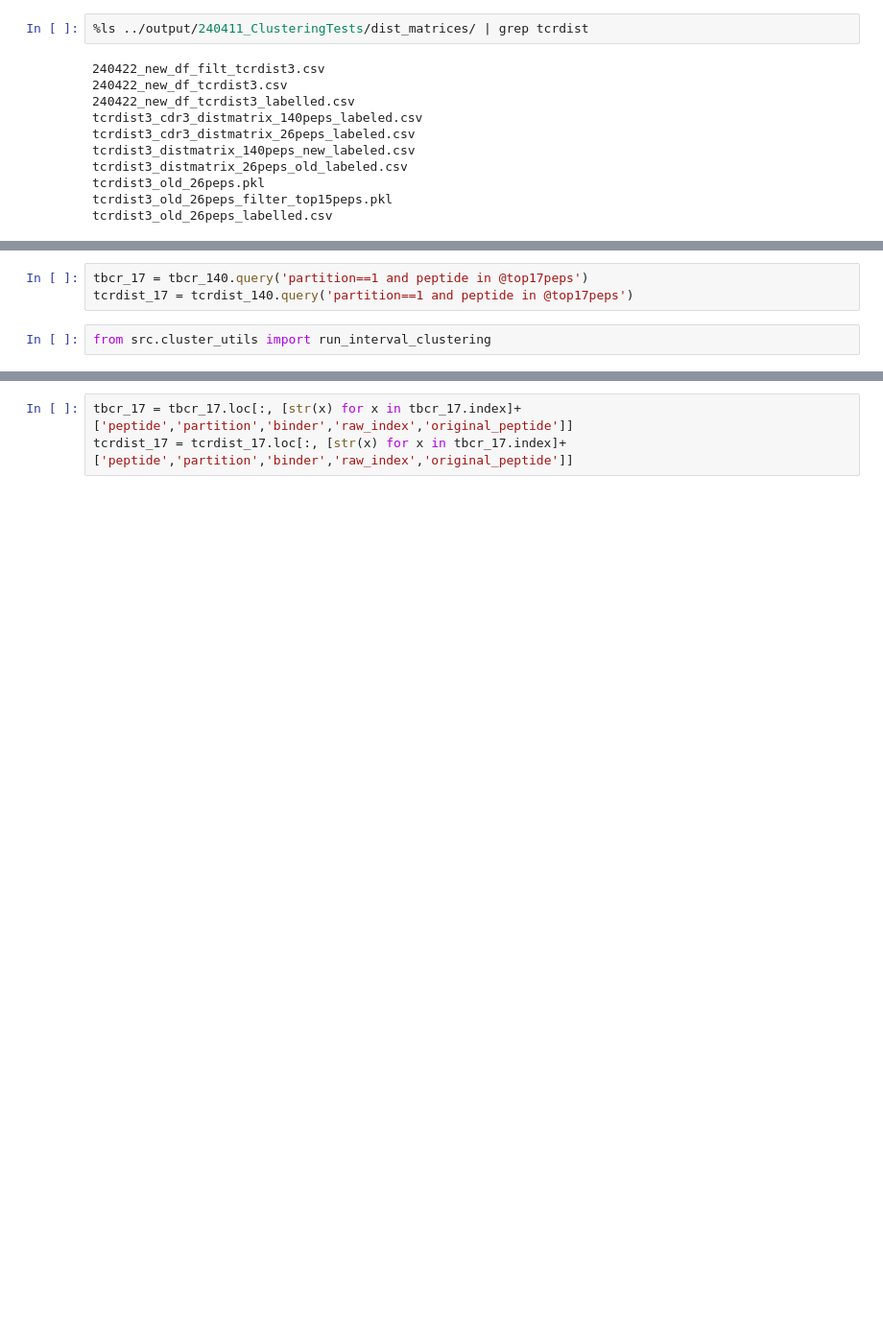
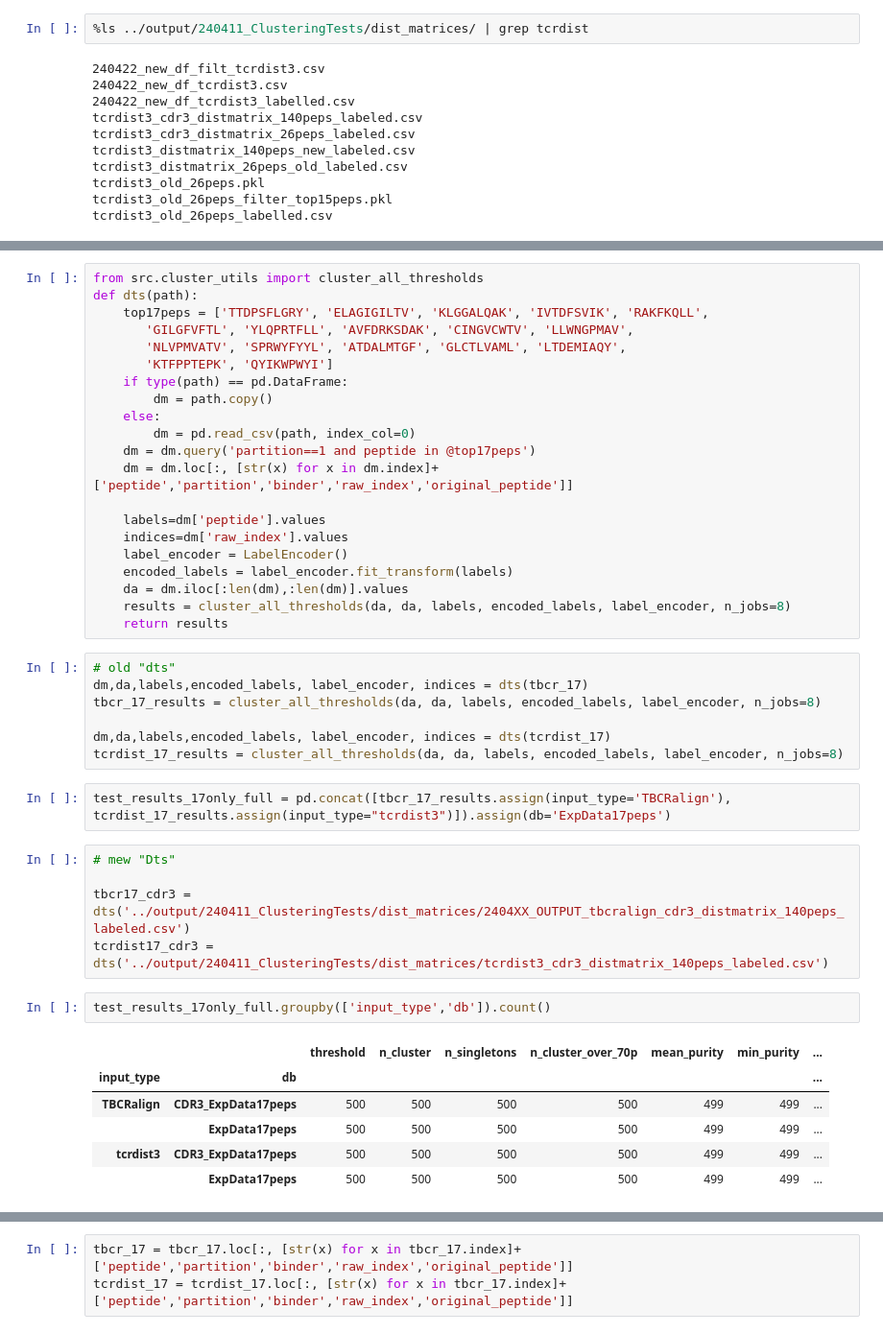
Before and after one commit to richieYT-wan/tclustr, a Jupyter notebook: notebooks/240819_PatientData.ipynb, the cells around one changed output, grey strips where cells are left out. Shown at 96% size. Drawn from its saved outputs; the diff is of its cells as text; blank space fills up the shorter version.

```diff
--- a/notebooks/240819_PatientData.ipynb
+++ b/notebooks/240819_PatientData.ipynb
@@ -2000,5 +2064,44 @@ tbcr_140.head()
-# %%
-tbcr_17 = tbcr_140.query('partition==1 and peptide in @top17peps')
-tcrdist_17 = tcrdist_140.query('partition==1 and peptide in @top17peps')
-# %%
-from src.cluster_utils import run_interval_clustering
+# %%
+from src.cluster_utils import cluster_all_thresholds
+def dts(path):
+    top17peps = ['TTDPSFLGRY', 'ELAGIGILTV', 'KLGGALQAK', 'IVTDFSVIK', 'RAKFKQLL',
+       'GILGFVFTL', 'YLQPRTFLL', 'AVFDRKSDAK', 'CINGVCWTV', 'LLWNGPMAV',
+       'NLVPMVATV', 'SPRWYFYYL', 'ATDALMTGF', 'GLCTLVAML', 'LTDEMIAQY',
+       'KTFPPTEPK', 'QYIKWPWYI']
+    if type(path) == pd.DataFrame:
+        dm = path.copy()
+    else:
+        dm = pd.read_csv(path, index_col=0)
+    dm = dm.query('partition==1 and peptide in @top17peps')
+    dm = dm.loc[:, [str(x) for x in dm.index]+['peptide','partition','binder','raw_index','original_peptide']]
+
+    labels=dm['peptide'].values
+    indices=dm['raw_index'].values
+    label_encoder = LabelEncoder()
+    encoded_labels = label_encoder.fit_transform(labels)
+    da = dm.iloc[:len(dm),:len(dm)].values
+    results = cluster_all_thresholds(da, da, labels, encoded_labels, label_encoder, n_jobs=8)
+    return results
+# %%
+# old "dts"
+dm,da,labels,encoded_labels, label_encoder, indices = dts(tbcr_17)
+tbcr_17_results = cluster_all_thresholds(da, da, labels, encoded_labels, label_encoder, n_jobs=8)
+
+dm,da,labels,encoded_labels, label_encoder, indices = dts(tcrdist_17)
+tcrdist_17_results = cluster_all_thresholds(da, da, labels, encoded_labels, label_encoder, n_jobs=8)
+# %%
+test_results_17only_full = pd.concat([tbcr_17_results.assign(input_type='TBCRalign'), tcrdist_17_results.assign(input_type="tcrdist3")]).assign(db='ExpData17peps')
+# %%
+# mew "Dts"
+
+tbcr17_cdr3 = dts('../output/240411_ClusteringTests/dist_matrices/2404XX_OUTPUT_tbcralign_cdr3_distmatrix_140peps_labeled.csv')
+tcrdist17_cdr3 = dts('../output/240411_ClusteringTests/dist_matrices/tcrdist3_cdr3_distmatrix_140peps_labeled.csv')
+# %%
+test_results_17only_full.groupby(['input_type','db']).count()
+# %% [output]
+|  |  | threshold | n_cluster | n_singletons | n_cluster_over_70p | mean_purity | min_purity | ... |
+| input_type | db |  |  |  |  |  |  | ... |
+| TBCRalign | CDR3_ExpData17peps | 500 | 500 | 500 | 500 | 499 | 499 | ... |
+|  | ExpData17peps | 500 | 500 | 500 | 500 | 499 | 499 | ... |
+| tcrdist3 | CDR3_ExpData17peps | 500 | 500 | 500 | 500 | 499 | 499 | ... |
+|  | ExpData17peps | 500 | 500 | 500 | 500 | 499 | 499 | ... |
```
Also changed, not shown: parts of 25 cells of this notebook, 56 other files.
